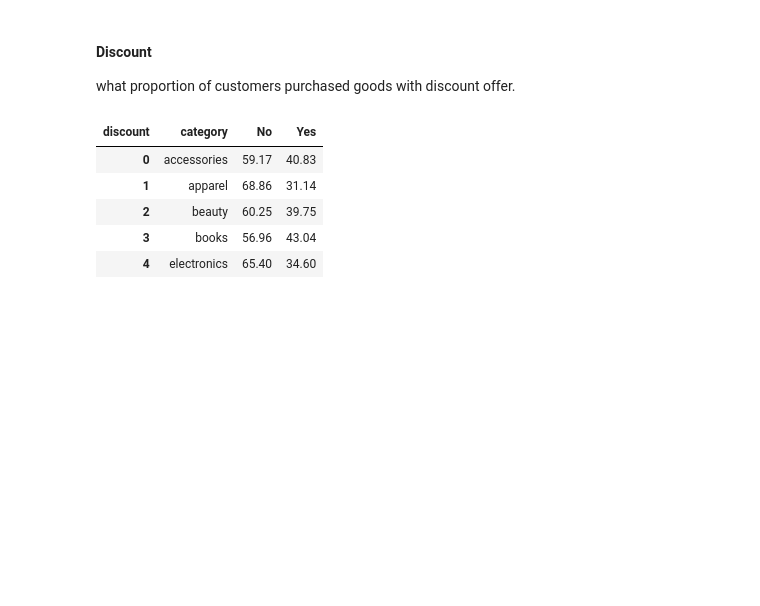
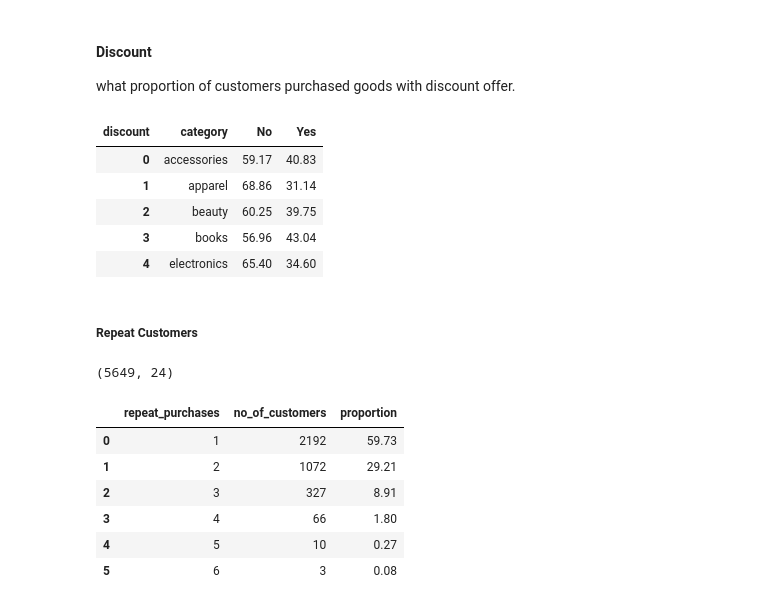
Before and after one commit to diana-kungu/E-commerce-RFM-Analysis, a Jupyter notebook: aws-retail-updated.ipynb, the cells around one changed output. Drawn from its saved outputs; the diff is of its cells as text; code cells hidden in the pictures; blank space fills up the shorter version.

```diff
--- a/aws-retail-updated.ipynb
+++ b/aws-retail-updated.ipynb
@@ -688,3 +688,27 @@ df_discounted.head()
 | 2 | beauty | 60.25 | 39.75 |
 | 3 | books | 56.96 | 43.04 |
 | 4 | electronics | 65.40 | 34.60 |
+# %% [markdown]
+##### **Repeat Customers**
+# %%
+x = df_pivoted[df_pivoted['OrderCompleted'].notna()]
+x.shape
+# %% [output]
+(5649, 24)
+# %%
+df_repeat_purchase = df_pivoted[df_pivoted['OrderCompleted'].notna()].groupby(
+    ['user_id'])['item_id'].count().reset_index().groupby(
+        'item_id').user_id.count().reset_index().rename(columns=
+            {'item_id': 'repeat_purchases', 'user_id': 'no_of_customers'}
+        )
+df_repeat_purchase['proportion'] = (df_repeat_purchase['no_of_customers']*100/\
+                                        df_repeat_purchase['no_of_customers'].sum()).round(2)
+df_repeat_purchase
+# %% [output]
+|  | repeat_purchases | no_of_customers | proportion |
+| 0 | 1 | 2192 | 59.73 |
+| 1 | 2 | 1072 | 29.21 |
+| 2 | 3 | 327 | 8.91 |
+| 3 | 4 | 66 | 1.80 |
+| 4 | 5 | 10 | 0.27 |
+| 5 | 6 | 3 | 0.08 |
```
Also changed, not shown: parts of 2 cells of this notebook.
